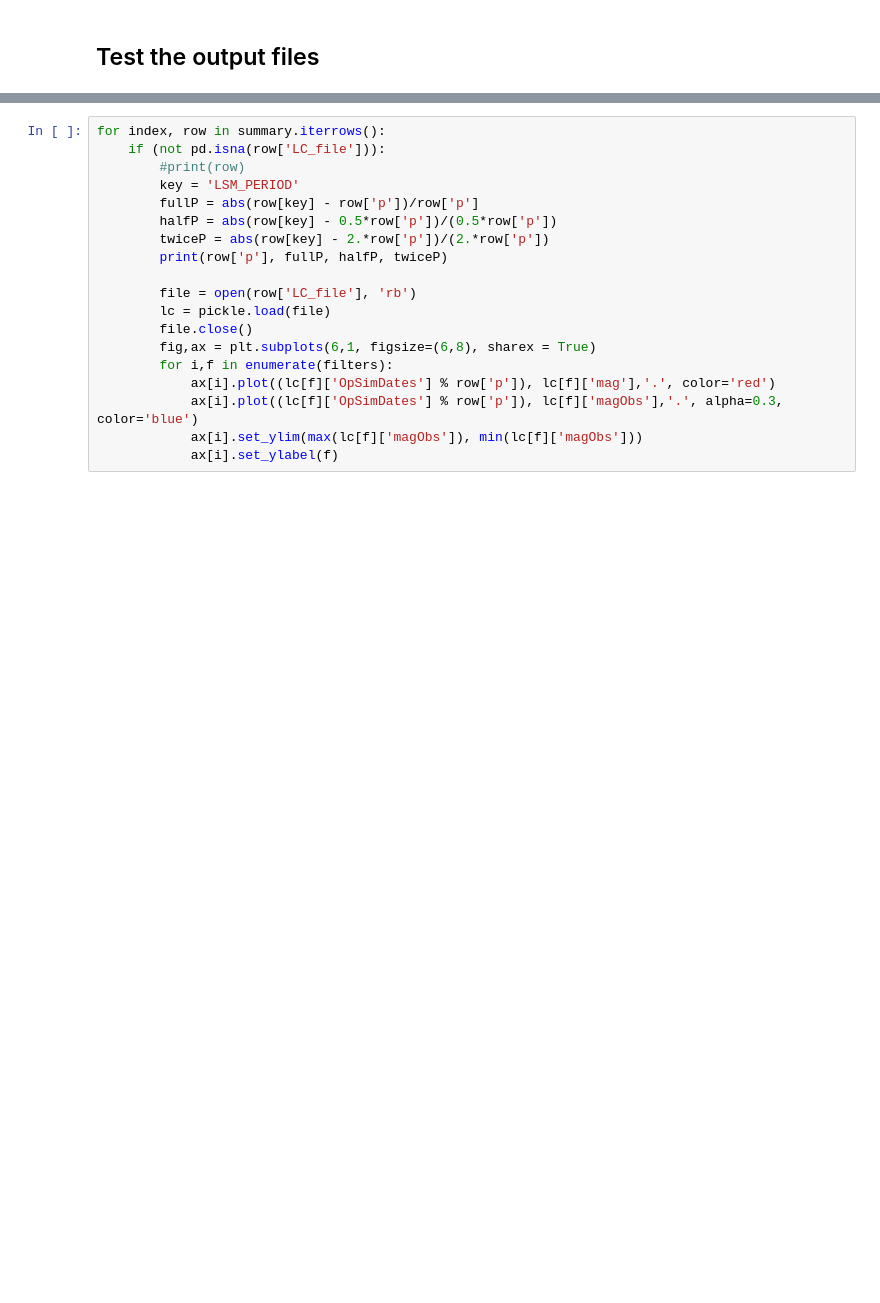
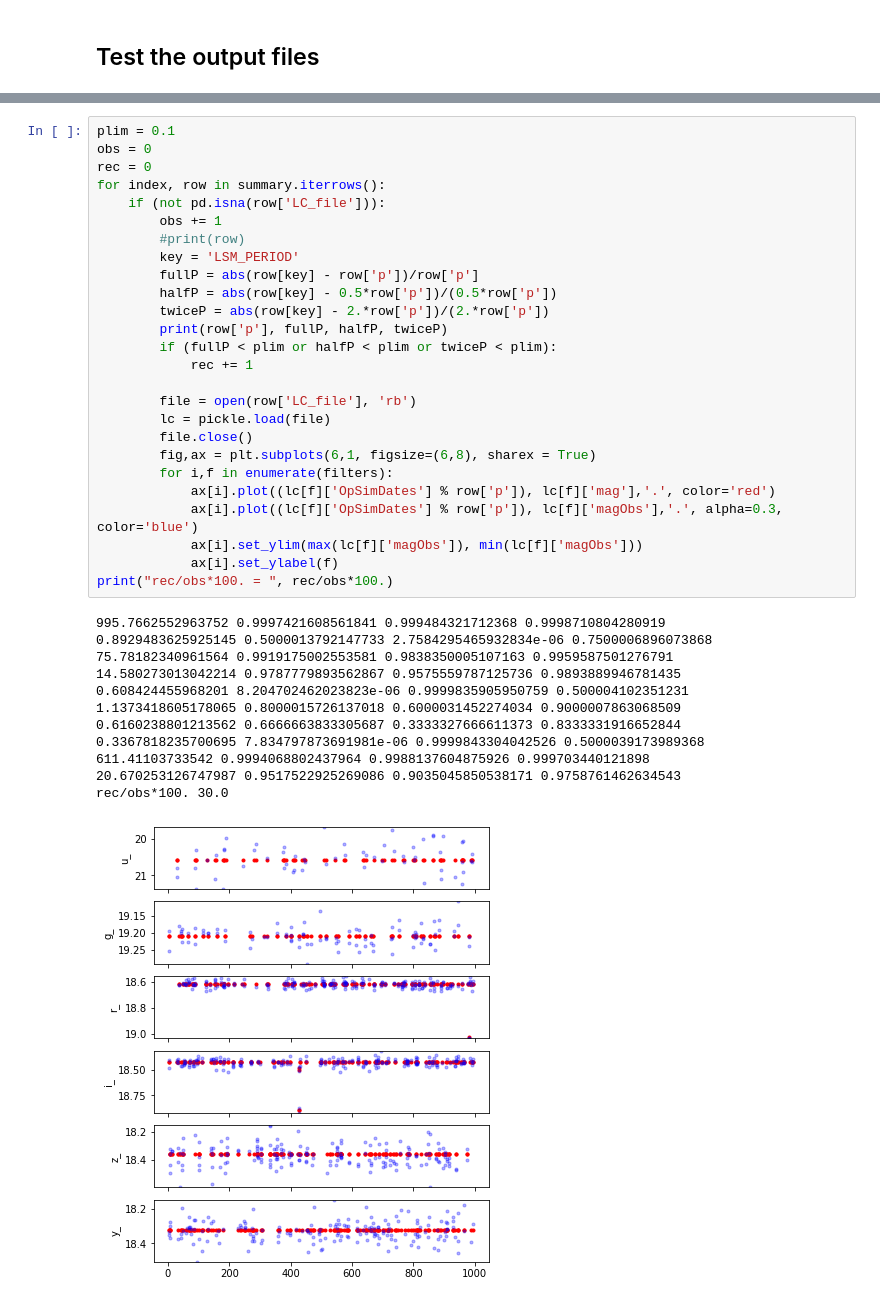
Before and after one commit to ageller/EB-LSST, a Jupyter notebook: testing/outputEBs/testEBtoFile.ipynb, the cells around one changed output, grey strips where cells are left out. Saved outputs shown, nothing was run; the diff lists cells and outputs as text; blank space fills up the shorter version.

```diff
--- a/testing/outputEBs/testEBtoFile.ipynb
+++ b/testing/outputEBs/testEBtoFile.ipynb
@@ -188,19 +229,39 @@ ax3.set_xlabel('q')
 # %%
+plim = 0.1
+obs = 0
+rec = 0
 for index, row in summary.iterrows():
     if (not pd.isna(row['LC_file'])):
+        obs += 1
         #print(row)
         key = 'LSM_PERIOD'
         fullP = abs(row[key] - row['p'])/row['p']
         halfP = abs(row[key] - 0.5*row['p'])/(0.5*row['p'])
         twiceP = abs(row[key] - 2.*row['p'])/(2.*row['p'])
         print(row['p'], fullP, halfP, twiceP)
+        if (fullP < plim or halfP < plim or twiceP < plim):
+            rec += 1
 
         file = open(row['LC_file'], 'rb')
         lc = pickle.load(file)
         file.close()
         fig,ax = plt.subplots(6,1, figsize=(6,8), sharex = True)
         for i,f in enumerate(filters):
             ax[i].plot((lc[f]['OpSimDates'] % row['p']), lc[f]['mag'],'.', color='red')
             ax[i].plot((lc[f]['OpSimDates'] % row['p']), lc[f]['magObs'],'.', alpha=0.3, color='blue')
             ax[i].set_ylim(max(lc[f]['magObs']), min(lc[f]['magObs']))
             ax[i].set_ylabel(f)
+print("rec/obs*100. = ", rec/obs*100.)
+# %% [output]
+995.7662552963752 0.9997421608561841 0.999484321712368 0.9998710804280919
+0.8929483625925145 0.5000013792147733 2.7584295465932834e-06 0.7500006896073868
+75.78182340961564 0.9919175002553581 0.9838350005107163 0.9959587501276791
+14.580273013042214 0.9787779893562867 0.9575559787125736 0.9893889946781435
+0.608424455968201 8.204702462023823e-06 0.9999835905950759 0.500004102351231
+1.1373418605178065 0.8000015726137018 0.6000031452274034 0.9000007863068509
+0.6160238801213562 0.6666663833305687 0.3333327666611373 0.8333331916652844
+0.3367818235700695 7.834797873691981e-06 0.9999843304042526 0.5000039173989368
+611.41103733542 0.9994068802437964 0.9988137604875926 0.999703440121898
+20.670253126747987 0.9517522925269086 0.9035045850538171 0.9758761462634543
+rec/obs*100. 30.0
+[figure, added]
```
Also changed, not shown: parts of 6 cells of this notebook, 12 other files.
